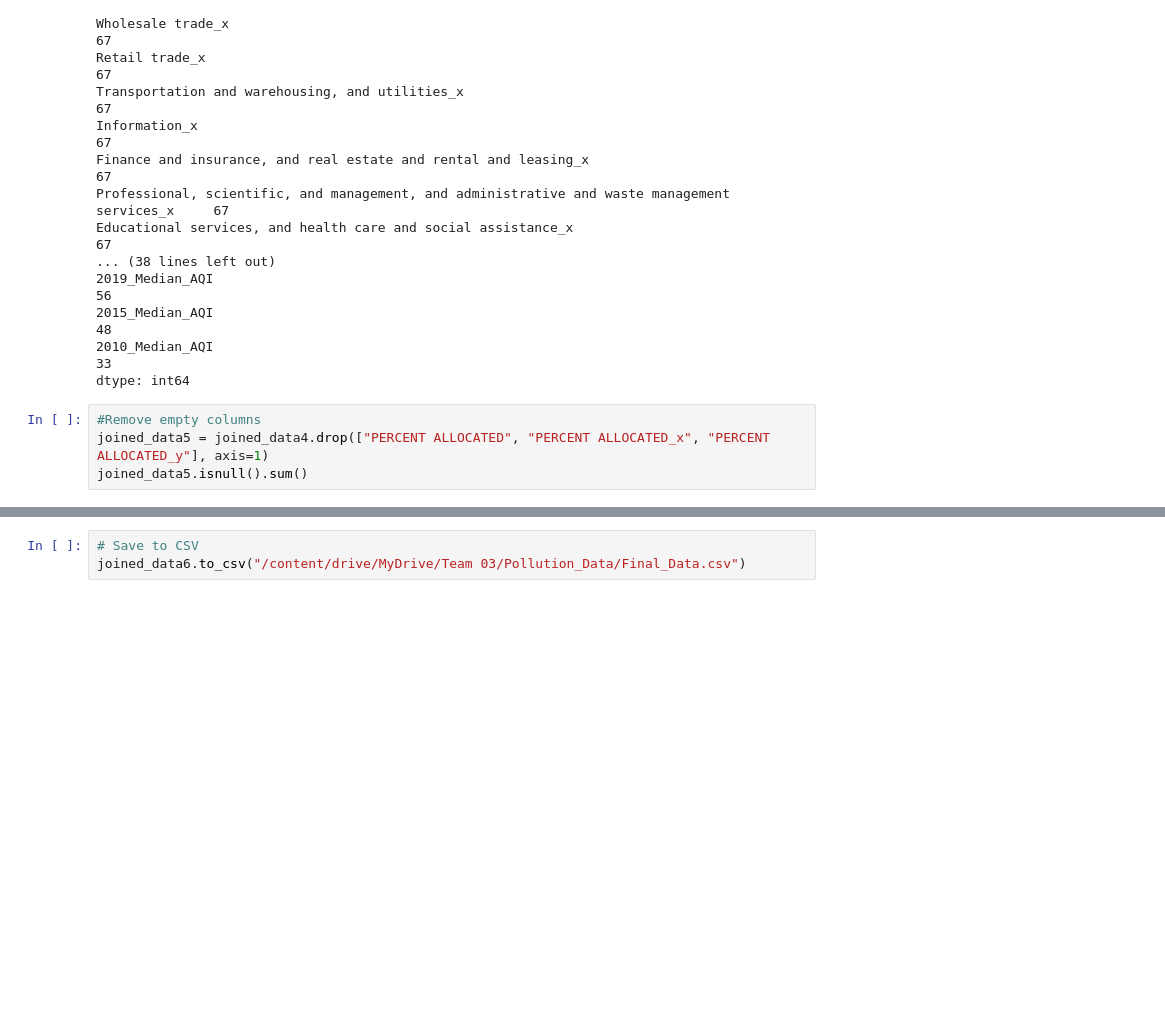
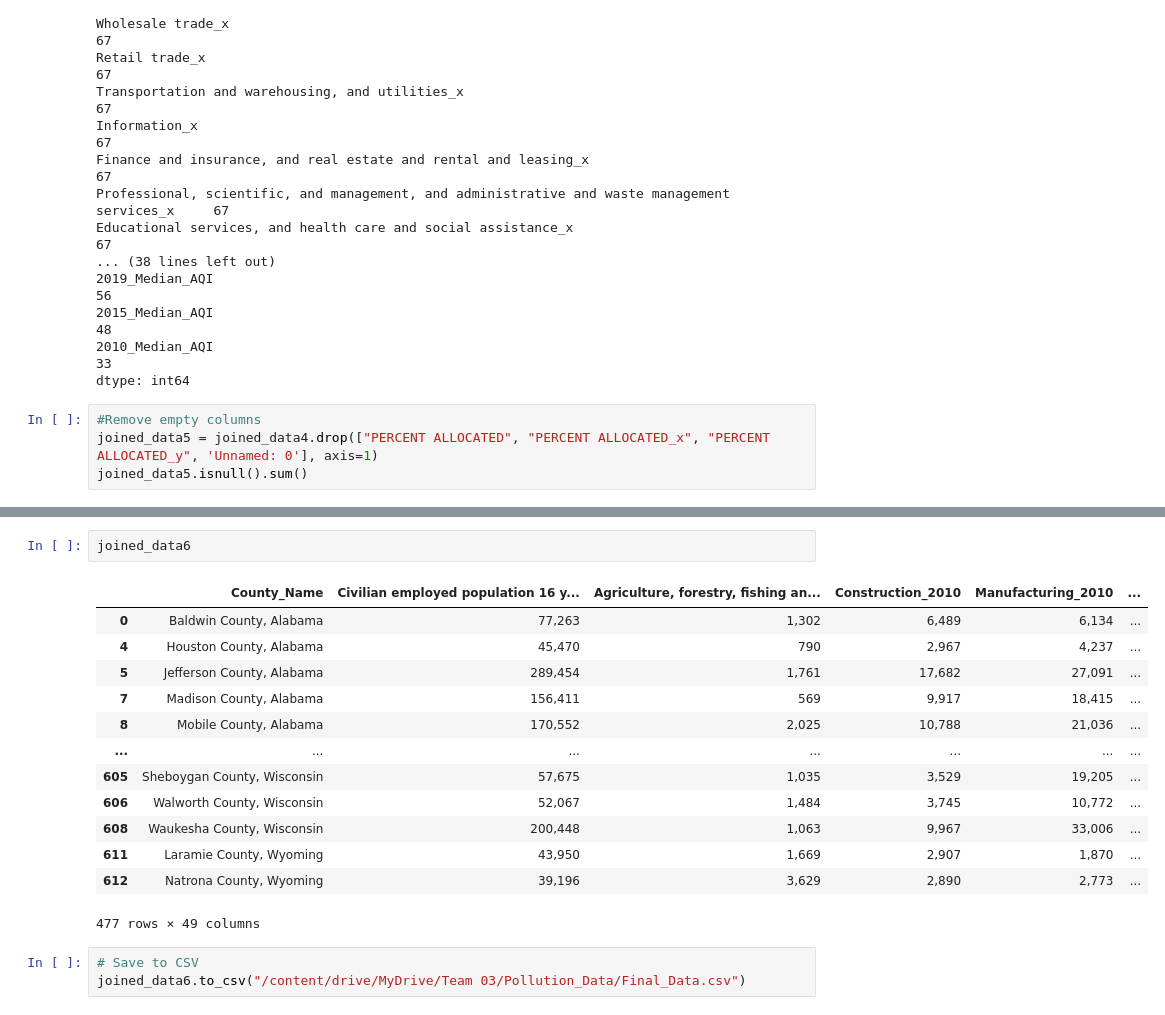
Before and after one commit to qaz957/Predicting_AQI_with_Economics, a Jupyter notebook: Data_Processing/Join_Data.ipynb, the cells around one changed output, grey strips where cells are left out. Cells and saved outputs as stored; diff of their text form; blank space fills up the shorter version.

```diff
--- a/Data_Processing/Join_Data.ipynb
+++ b/Data_Processing/Join_Data.ipynb
@@ -87,7 +110,7 @@ Educational services, and health care and social assistance_x
 dtype: int64
 # %%
 #Remove empty columns
-joined_data5 = joined_data4.drop(["PERCENT ALLOCATED", "PERCENT ALLOCATED_x", "PERCENT ALLOCATED_y"], axis=1)
+joined_data5 = joined_data4.drop(["PERCENT ALLOCATED", "PERCENT ALLOCATED_x", "PERCENT ALLOCATED_y", 'Unnamed: 0'], axis=1)
 joined_data5.isnull().sum()
 # %% [output]
 County_Name                                                                                      0
@@ -128,3 +222,19 @@ joined_data6
+# %%
+joined_data6
+# %% [output]
+|  | County_Name | Civilian employed population 16 y... | Agriculture, forestry, fishing an... | Construction_2010 | Manufacturing_2010 | ... |
+| 0 | Baldwin County, Alabama | 77,263 | 1,302 | 6,489 | 6,134 | ... |
+| 4 | Houston County, Alabama | 45,470 | 790 | 2,967 | 4,237 | ... |
+| 5 | Jefferson County, Alabama | 289,454 | 1,761 | 17,682 | 27,091 | ... |
+| 7 | Madison County, Alabama | 156,411 | 569 | 9,917 | 18,415 | ... |
+| 8 | Mobile County, Alabama | 170,552 | 2,025 | 10,788 | 21,036 | ... |
+| ... | ... | ... | ... | ... | ... | ... |
+| 605 | Sheboygan County, Wisconsin | 57,675 | 1,035 | 3,529 | 19,205 | ... |
+| 606 | Walworth County, Wisconsin | 52,067 | 1,484 | 3,745 | 10,772 | ... |
+| 608 | Waukesha County, Wisconsin | 200,448 | 1,063 | 9,967 | 33,006 | ... |
+| 611 | Laramie County, Wyoming | 43,950 | 1,669 | 2,907 | 1,870 | ... |
+| 612 | Natrona County, Wyoming | 39,196 | 3,629 | 2,890 | 2,773 | ... |
+477 rows × 49 columns
 # %%
 # Save to CSV
 joined_data6.to_csv("/content/drive/MyDrive/Team 03/Pollution_Data/Final_Data.csv")
```
Also changed, not shown: parts of 7 cells of this notebook, 4 other files.
